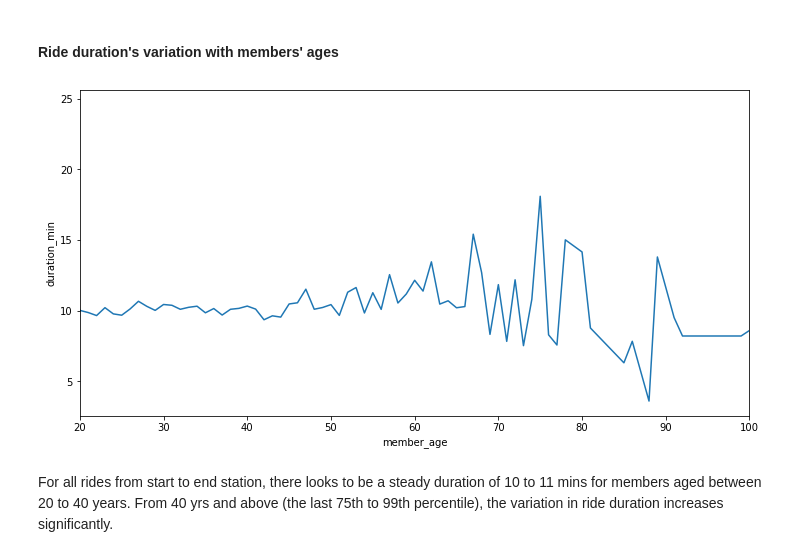
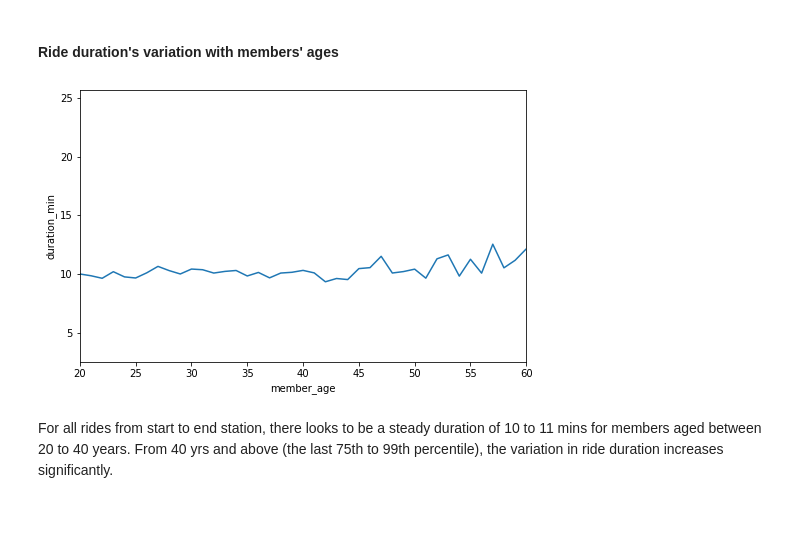
Before and after one commit to Damola-Adedoyin/Ford-GoBike-Data-Visualization-project, a Jupyter notebook: Part_I_exploration_template.ipynb, the cells around one changed output. Drawn from its saved outputs; the diff is of its cells as text; code cells hidden in the pictures; blank space fills up the shorter version.

```diff
--- a/Part_I_exploration_template.ipynb
+++ b/Part_I_exploration_template.ipynb
@@ -457,10 +453,12 @@ The mean and median ride duration for each start ride hour are shown in the chat
 # %% [markdown]
 #### Ride duration's variation with members' ages
 # %%
+plt.figure(figsize=[8,5])
+
 sb.lineplot(data = bike_cut, x = 'member_age', y = 'duration_min', ci = None)
-plt.xlim((20,100));
+plt.xlim((20,60));
 # %% [output]
-[figure, old version]
+[figure, new version]
 # %% [markdown]
 For all rides from start to end station, there looks to be a steady duration of 10 to 11 mins for members aged between 20 to 40 years. From 40 yrs and above (the last 75th to 99th percentile), the variation in ride duration increases significantly.
 # %% [markdown]
```
Also changed, not shown: parts of 23 cells of this notebook.
